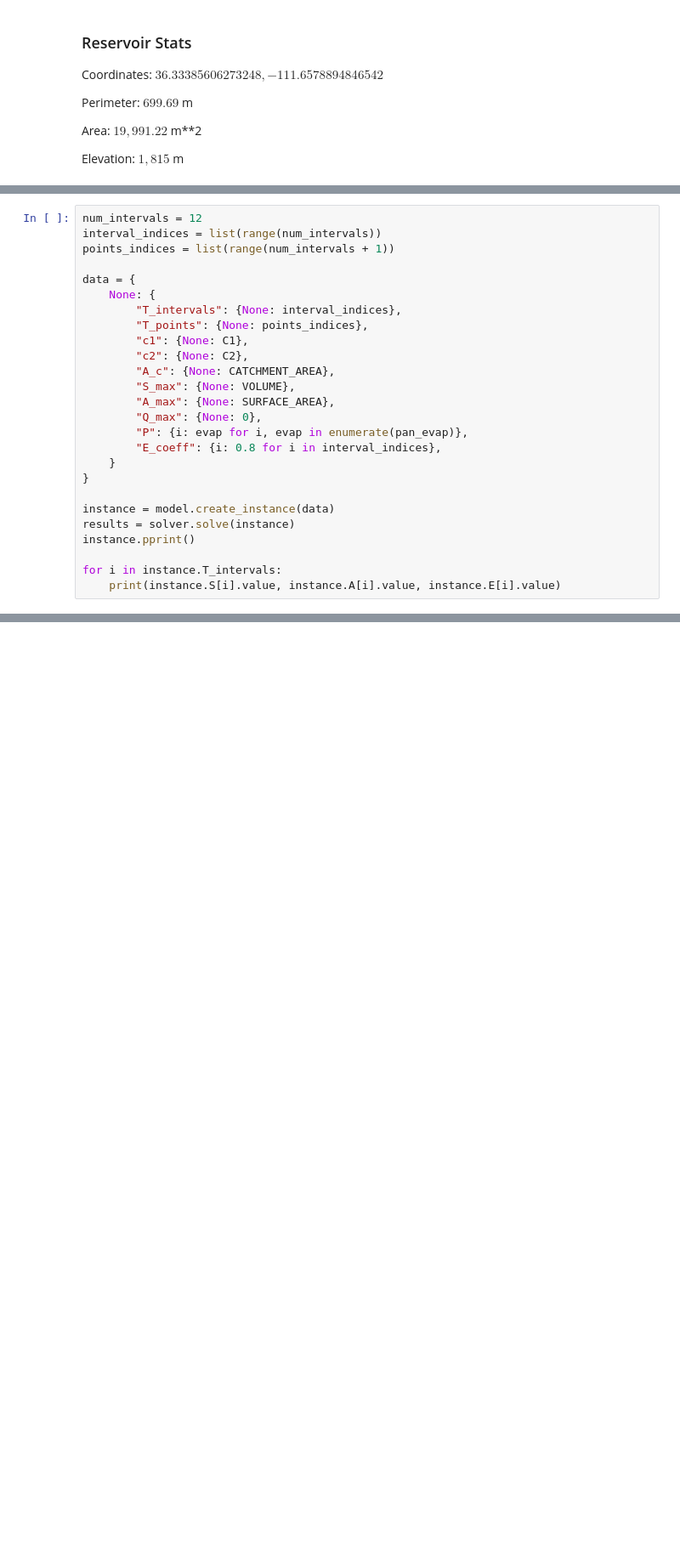
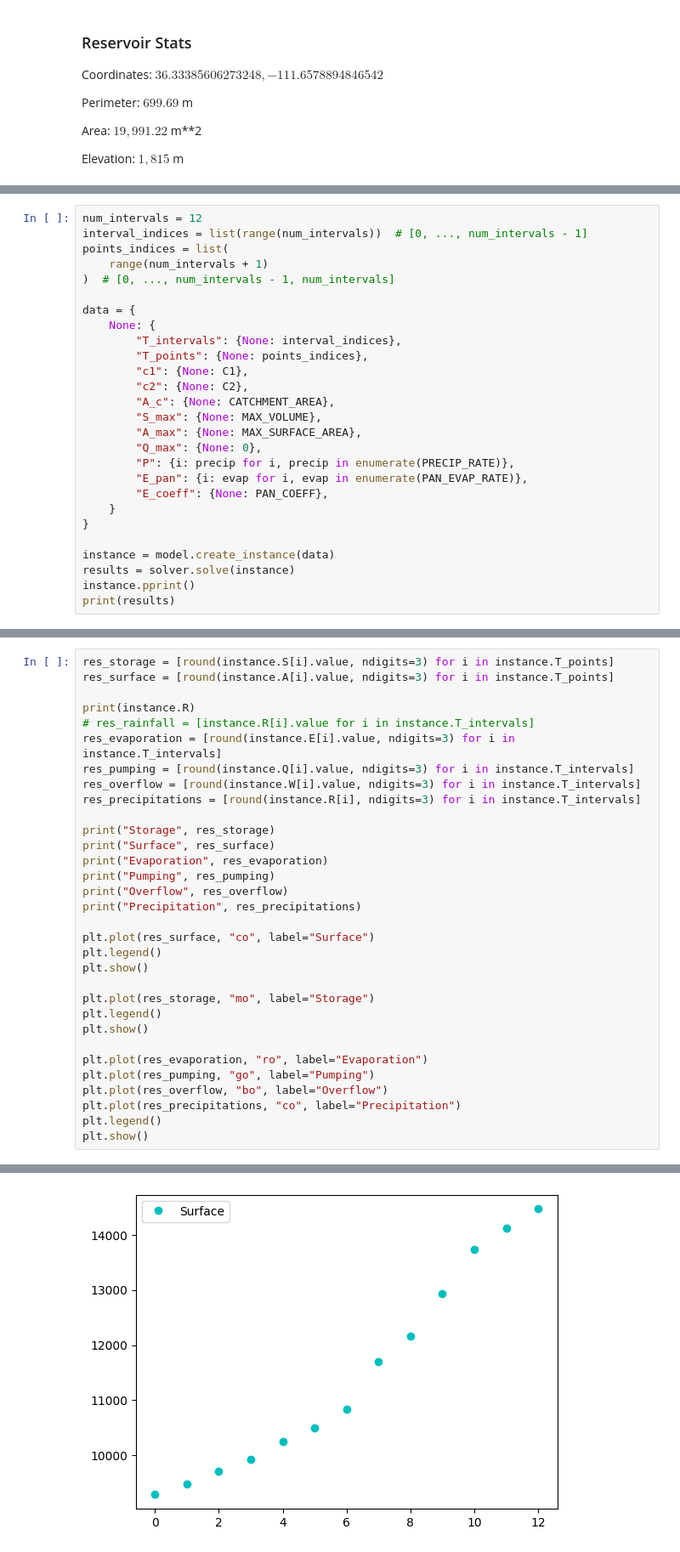
Before and after one commit to quinnouyang/Bodaway-Gap-Research, a Jupyter notebook: Water Optimization/dynamics_model/hydraulic_storage.ipynb, the cells around one changed output, grey strips where cells are left out. Shown at 85% size. Cells and saved outputs as stored; diff of their text form; blank space fills up the shorter version.

```diff
--- a/Water Optimization/dynamics_model/hydraulic_storage.ipynb
+++ b/Water Optimization/dynamics_model/hydraulic_storage.ipynb
@@ -156,7 +182,9 @@ C1, C2 = 30.684, 0.978  # Lehner, et al. (Global reservoir and dam database)
 # %%
 num_intervals = 12
-interval_indices = list(range(num_intervals))
-points_indices = list(range(num_intervals + 1))
+interval_indices = list(range(num_intervals))  # [0, ..., num_intervals - 1]
+points_indices = list(
+    range(num_intervals + 1)
+)  # [0, ..., num_intervals - 1, num_intervals]
 
 data = {
     None: {
@@ -165,20 +193,19 @@ data = {
         "c1": {None: C1},
         "c2": {None: C2},
         "A_c": {None: CATCHMENT_AREA},
-        "S_max": {None: VOLUME},
-        "A_max": {None: SURFACE_AREA},
+        "S_max": {None: MAX_VOLUME},
+        "A_max": {None: MAX_SURFACE_AREA},
         "Q_max": {None: 0},
-        "P": {i: evap for i, evap in enumerate(pan_evap)},
-        "E_coeff": {i: 0.8 for i in interval_indices},
+        "P": {i: precip for i, precip in enumerate(PRECIP_RATE)},
+        "E_pan": {i: evap for i, evap in enumerate(PAN_EVAP_RATE)},
+        "E_coeff": {None: PAN_COEFF},
     }
 }
 
 instance = model.create_instance(data)
 results = solver.solve(instance)
 instance.pprint()
-
-for i in instance.T_intervals:
-    print(instance.S[i].value, instance.A[i].value, instance.E[i].value)
+print(results)
 # %% [output]
 2 Set Declarations
     T_intervals : Size=1, Index=None, Ordered=Insertion
@@ -199,0 +227,33 @@ for i in instance.T_intervals:
+# %%
+res_storage = [round(instance.S[i].value, ndigits=3) for i in instance.T_points]
+res_surface = [round(instance.A[i].value, ndigits=3) for i in instance.T_points]
+
+print(instance.R)
+# res_rainfall = [instance.R[i].value for i in instance.T_intervals]
+res_evaporation = [round(instance.E[i].value, ndigits=3) for i in instance.T_intervals]
+res_pumping = [round(instance.Q[i].value, ndigits=3) for i in instance.T_intervals]
+res_overflow = [round(instance.W[i].value, ndigits=3) for i in instance.T_intervals]
+res_precipitations = [round(instance.R[i], ndigits=3) for i in instance.T_intervals]
+
+print("Storage", res_storage)
+print("Surface", res_surface)
+print("Evaporation", res_evaporation)
+print("Pumping", res_pumping)
+print("Overflow", res_overflow)
+print("Precipitation", res_precipitations)
+
+plt.plot(res_surface, "co", label="Surface")
+plt.legend()
+plt.show()
+
+plt.plot(res_storage, "mo", label="Storage")
+plt.legend()
+plt.show()
+
+plt.plot(res_evaporation, "ro", label="Evaporation")
+plt.plot(res_pumping, "go", label="Pumping")
+plt.plot(res_overflow, "bo", label="Overflow")
+plt.plot(res_precipitations, "co", label="Precipitation")
+plt.legend()
+plt.show()
+# %% [output]
@@ -199,0 +267 @@ for i in instance.T_intervals:
+[figure, added]
```
Also changed, not shown: parts of 6 cells of this notebook, 3 other files.
